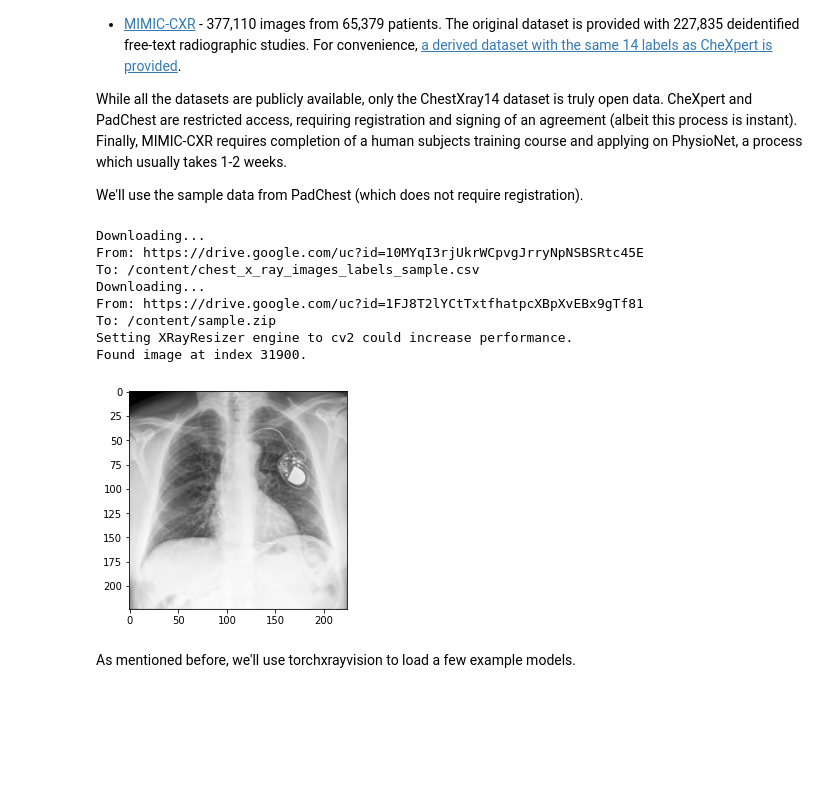
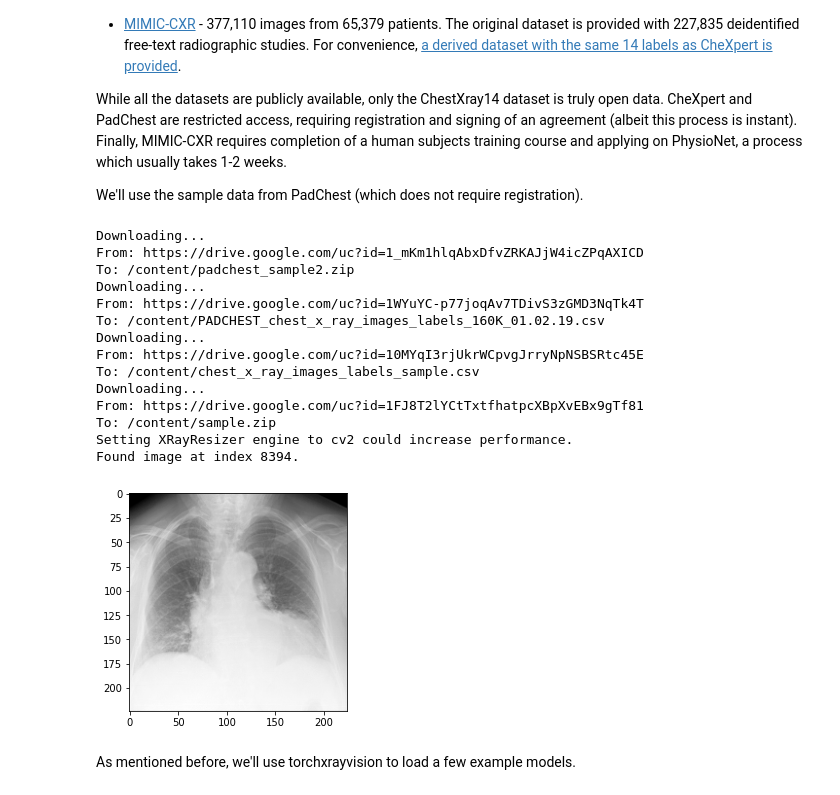
Before and after one commit to zeliboba7/cvpr-2021-cxr-tutorial, a Jupyter notebook: cvpr_2021_tutorial.ipynb, the cells around one changed output. Saved outputs shown, nothing was run; the diff lists cells and outputs as text; code cells hidden in the pictures; blank space fills up the shorter version.

Commit message:
add padchest_sample2 data

```diff
--- a/cvpr_2021_tutorial.ipynb
+++ b/cvpr_2021_tutorial.ipynb
@@ -71,6 +71,13 @@ Finally, MIMIC-CXR requires completion of a human subjects training course and a
 
 We'll use the sample data from PadChest (which does not require registration).
 # %%
+# download sample images from padchest sample 2
+# see https://bimcv.cipf.es/bimcv-projects/padchest/
+!gdown 1_mKm1hlqAbxDfvZRKAJjW4icZPqAXICD # images
+!mv /content/padchest_sample2.zip /content/padchest/
+!unzip -qo /content/padchest/padchest_sample2.zip -d /content/padchest/
+!gdown 1WYuYC-p77joqAv7TDivS3zGMD3NqTk4T # labels from ML drive
+!mv /content/PADCHEST_chest_x_ray_images_labels_160K_01.02.19.csv /content/padchest/
 
 # download sample images from padchest
 
@@ -86,38 +93,44 @@ We'll use the sample data from PadChest (which does not require registration).
 !unzip -qo /content/padchest/sample.zip -d /content/padchest/
 
 pc_path = Path('/content/padchest')
-labels = pd.read_csv(pc_path / 'chest_x_ray_images_labels_sample.csv')
+labels = pd.read_csv(pc_path / 'PADCHEST_chest_x_ray_images_labels_160K_01.02.19.csv')
 
 # define a transform to convert images to 224x224
 tr = transforms.Compose(
     [xrv.datasets.XRayCenterCrop(), xrv.datasets.XRayResizer(224, engine='cv2')]
 )
 
 # the dataset object from torchxrayvision
 d_pc = xrv.datasets.PC_Dataset(
     imgpath=pc_path,
     views=["PA","AP"],
     unique_patients=False,
     transform=tr
 )
 
 # the dataset expects all images to be available, so we'll create a function to index it
-idx = d_pc.csv['ImageID'].str.startswith('216840111366964013829543166512013358092118761')
+idx = d_pc.csv['ImageID'].str.startswith('100469495785351489872749036114751610212')
 idx = np.where(idx)[0][0]
 print(f'Found image at index {idx}.')
 sample = d_pc[idx]
 plt.imshow(sample['img'][0], cmap='Greys_r')
 plt.show()
 # %% [output]
+Downloading...
+From: https://drive.google.com/uc?id=1_mKm1hlqAbxDfvZRKAJjW4icZPqAXICD
+To: /content/padchest_sample2.zip
+Downloading...
+From: https://drive.google.com/uc?id=1WYuYC-p77joqAv7TDivS3zGMD3NqTk4T
+To: /content/PADCHEST_chest_x_ray_images_labels_160K_01.02.19.csv
 Downloading...
 From: https://drive.google.com/uc?id=10MYqI3rjUkrWCpvgJrryNpNSBSRtc45E
 To: /content/chest_x_ray_images_labels_sample.csv
 Downloading...
 From: https://drive.google.com/uc?id=1FJ8T2lYCtTxtfhatpcXBpXvEBx9gTf81
 To: /content/sample.zip
 Setting XRayResizer engine to cv2 could increase performance.
-Found image at index 31900.
+Found image at index 8394.
-[figure, old version]
+[figure, new version]
 # %%
 def get_image_index(dataset, image_id):
   if isinstance(dataset, xrv.datasets.PC_Dataset):
```
Also changed, not shown: parts of 5 cells of this notebook.
